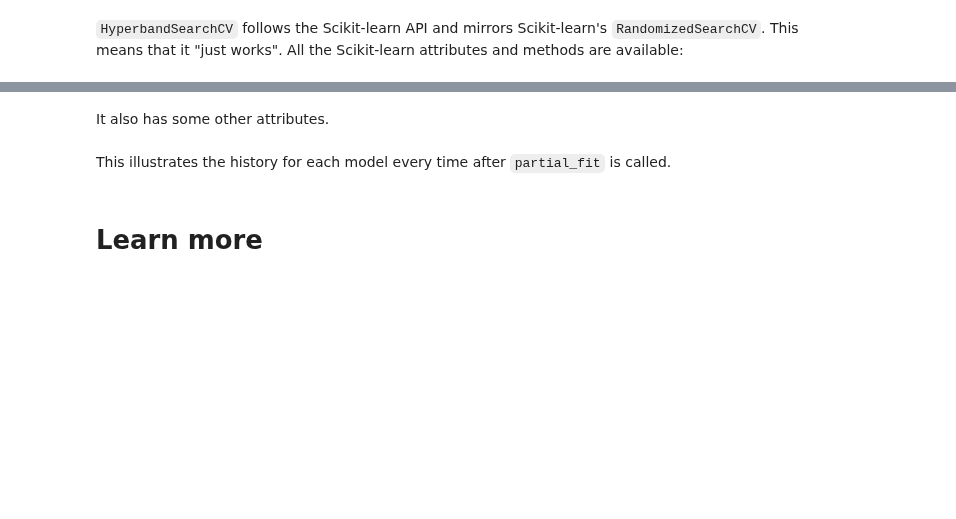
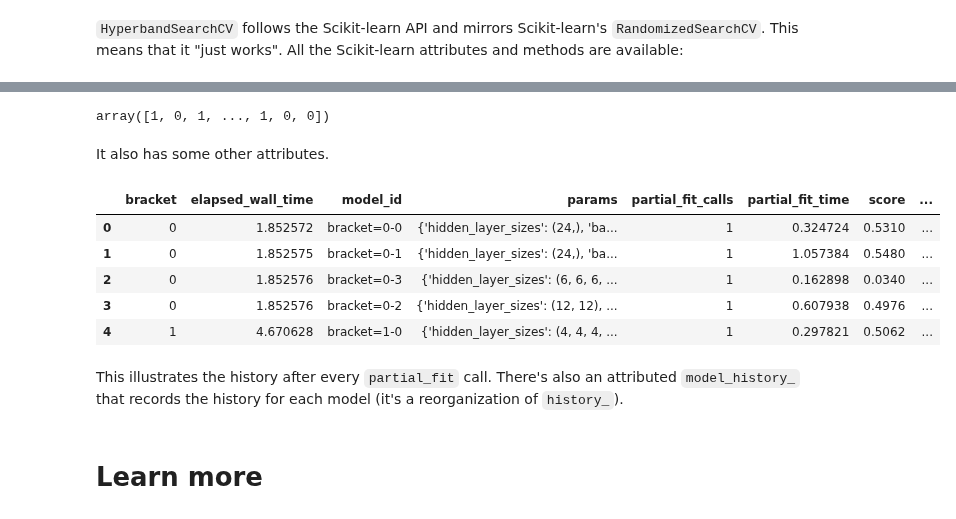
Before and after one commit to dask/dask-examples, a Jupyter notebook: machine-learning/hyperparam-opt.ipynb, the cells around one changed output, grey strips where cells are left out. Drawn from its saved outputs; the diff is of its cells as text; code cells hidden in the pictures; blank space fills up the shorter version.

Commit message:
ENH: Add HyperbandSearchCV example

```diff
--- a/machine-learning/hyperparam-opt.ipynb
+++ b/machine-learning/hyperparam-opt.ipynb
@@ -156,2 +212,6 @@ search.predict(X_test)
+# %%
+search.predict(X_test).compute()
+# %% [output]
+array([1, 0, 1, ..., 1, 0, 0])
 # %% [markdown]
 It also has some other attributes.
@@ -160,5 +218,15 @@ search.model_history_
-# %% [markdown]
-This illustrates the history for each model every time after `partial_fit` is called.
+# %%
+hist = pd.DataFrame(search.history_)
+hist.head()
+# %% [output]
+|  | bracket | elapsed_wall_time | model_id | params | partial_fit_calls | partial_fit_time | score | ... |
+| 0 | 0 | 1.852572 | bracket=0-0 | {'hidden_layer_sizes': (24,), 'ba... | 1 | 0.324724 | 0.5310 | ... |
+| 1 | 0 | 1.852575 | bracket=0-1 | {'hidden_layer_sizes': (24,), 'ba... | 1 | 1.057384 | 0.5480 | ... |
+| 2 | 0 | 1.852576 | bracket=0-3 | {'hidden_layer_sizes': (6, 6, 6, ... | 1 | 0.162898 | 0.0340 | ... |
+| 3 | 0 | 1.852576 | bracket=0-2 | {'hidden_layer_sizes': (12, 12), ... | 1 | 0.607938 | 0.4976 | ... |
+| 4 | 1 | 4.670628 | bracket=1-0 | {'hidden_layer_sizes': (4, 4, 4, ... | 1 | 0.297821 | 0.5062 | ... |
+# %% [markdown]
+This illustrates the history after every `partial_fit` call. There's also an attributed `model_history_` that records the history for each model (it's a reorganization of `history_`).
 # %% [markdown]
 # Learn more
 # %% [markdown]
```
Also changed, not shown: parts of 14 cells of this notebook.
